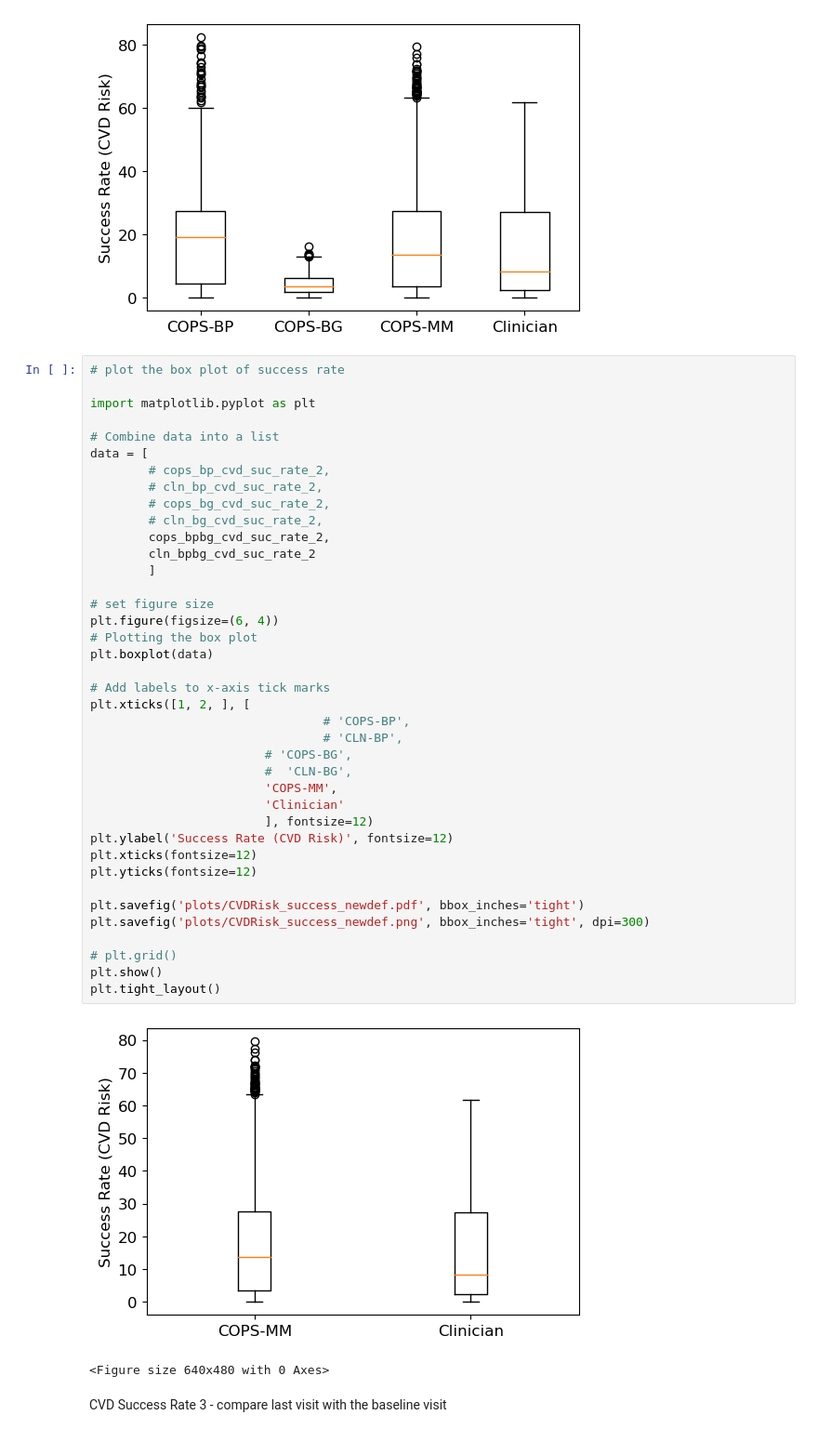
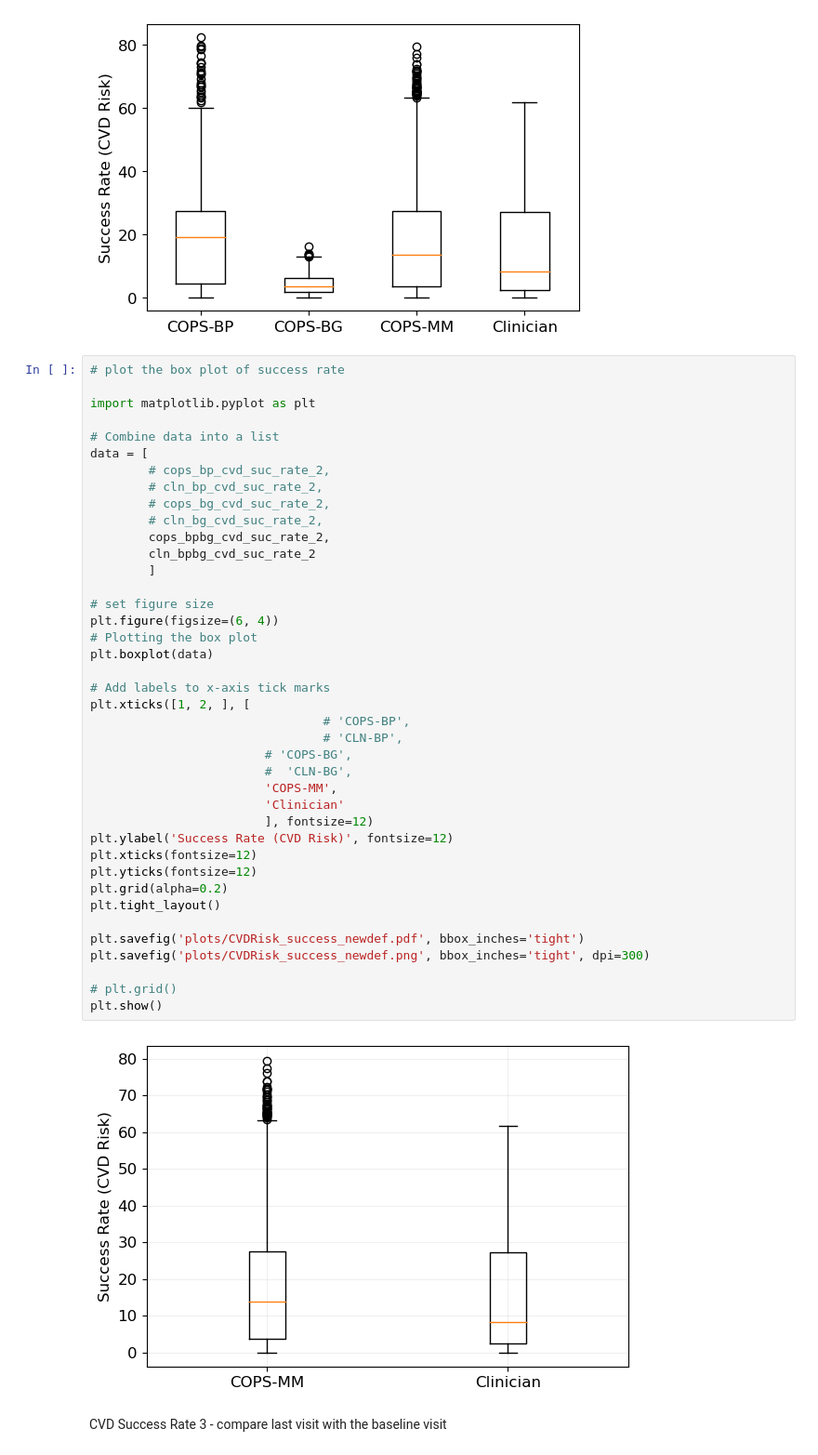
Before and after one commit to tian1327/Accord-RL, a Jupyter notebook: NumericalResults/Table_and_Plots_v6_newrange_final.ipynb, the cells around one changed output. Shown at 93% size. Saved outputs shown, nothing was run; the diff lists cells and outputs as text.

Commit message:
add grid lines

```diff
--- a/NumericalResults/Table_and_Plots_v6_newrange_final.ipynb
+++ b/NumericalResults/Table_and_Plots_v6_newrange_final.ipynb
@@ -1193,36 +1195,36 @@ data = [
         # cops_bg_cvd_suc_rate_2,
         # cln_bg_cvd_suc_rate_2,
         cops_bpbg_cvd_suc_rate_2,
         cln_bpbg_cvd_suc_rate_2
         ]
 
 # set figure size
 plt.figure(figsize=(6, 4))
 # Plotting the box plot
 plt.boxplot(data)
 
 # Add labels to x-axis tick marks
 plt.xticks([1, 2, ], [
                                 # 'COPS-BP',
                                 # 'CLN-BP',
                         # 'COPS-BG',
                         #  'CLN-BG',
                         'COPS-MM',
                         'Clinician'
                         ], fontsize=12)
 plt.ylabel('Success Rate (CVD Risk)', fontsize=12)
 plt.xticks(fontsize=12)
 plt.yticks(fontsize=12)
+plt.grid(alpha=0.2)
+plt.tight_layout()
 
 plt.savefig('plots/CVDRisk_success_newdef.pdf', bbox_inches='tight')
 plt.savefig('plots/CVDRisk_success_newdef.png', bbox_inches='tight', dpi=300)
 
 # plt.grid()
 plt.show()
-plt.tight_layout()
 # %% [output]
-[figure, old version]
+[figure, new version]
-<Figure size 640x480 with 0 Axes>
 # %% [markdown]
 CVD Success Rate 3 - compare last visit with the baseline visit
 # %%
```
Also changed, not shown: parts of 4 cells of this notebook.
